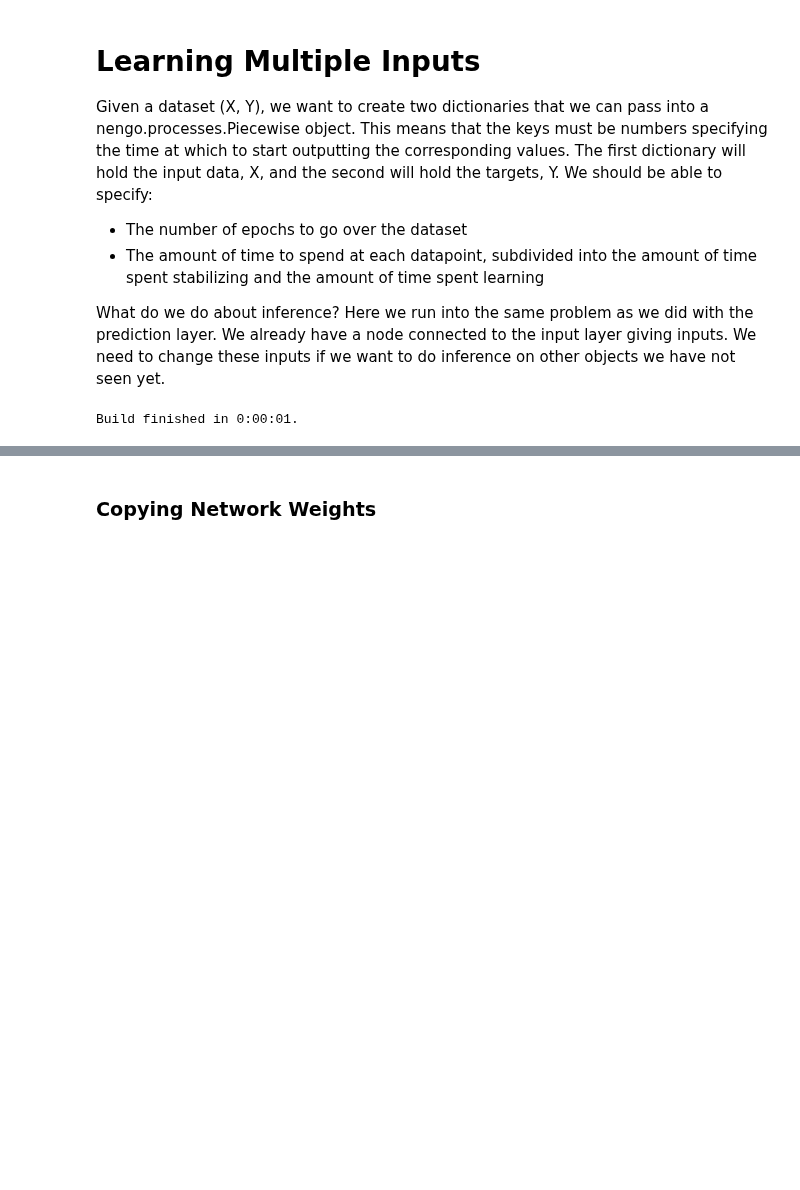
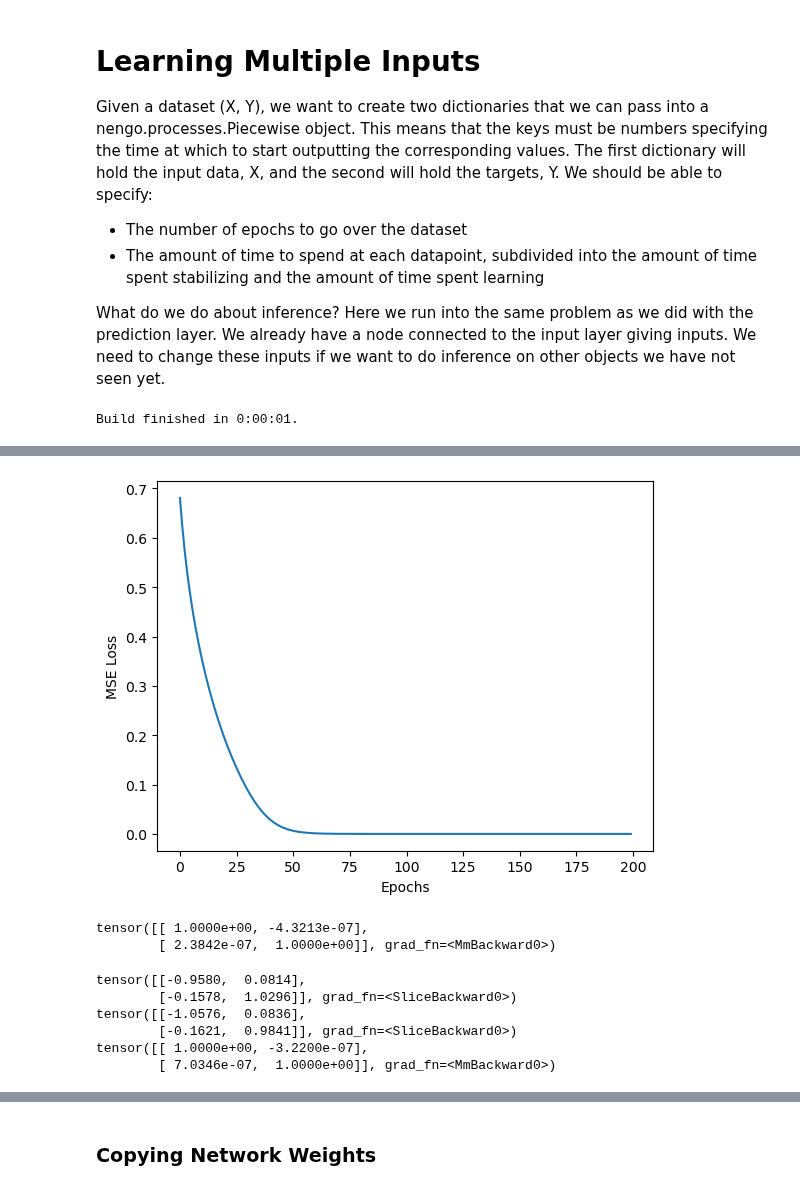
Before and after one commit to jorchard/pc_nengo, a Jupyter notebook: predictive_coding.ipynb, the cells around one changed output, grey strips where cells are left out. Drawn from its saved outputs; the diff is of its cells as text; code cells hidden in the pictures; blank space fills up the shorter version.

```diff
--- a/predictive_coding.ipynb
+++ b/predictive_coding.ipynb
@@ -594,0 +631,50 @@ Inference starts at t=50
+# %%
+class CustomDataset(torch.utils.data.Dataset):
+    def __init__(self, X, Y):
+        self.X = X
+        self.Y = Y
+
+    def __len__(self):
+        return self.X.shape[0]
+
+    def __getitem__(self, idx):
+        x = self.X[idx,:]
+        y = self.Y[idx,:]
+        return x, y
+# %%
+X = torch.tensor([[1, 0], [0, 1]], dtype=torch.float32)
+Y = torch.tensor([[1, 0], [0, 1]], dtype=torch.float32)
+ds = CustomDataset(X, Y)
+dl = torch.utils.data.DataLoader(ds, batch_size=2, shuffle=True)
+# %%
+net = TestNN()
+loss = nn.MSELoss(reduction="mean")
+optim = torch.optim.SGD(net.parameters(), lr=1e-1)
+# %%
+losses = net.train_model(dl, optim, loss, 200)
+# %%
+plt.figure()
+plt.plot(losses)
+plt.ylabel("MSE Loss")
+plt.xlabel("Epochs")
+plt.show()
+# %% [output]
+[figure, added]
+# %%
+net(X)
+# %% [output]
+tensor([[ 1.0000e+00, -4.3213e-07],
+        [ 2.3842e-07,  1.0000e+00]], grad_fn=<MmBackward0>)
+# %%
+W1 = list(net.layers[0].parameters())[0][:]
+W2 = list(net.layers[1].parameters())[0][:]
+print(W1)
+print(W2)
+print(W1@W2)
+# %% [output]
+tensor([[-0.9580,  0.0814],
+        [-0.1578,  1.0296]], grad_fn=<SliceBackward0>)
+tensor([[-1.0576,  0.0836],
+        [-0.1621,  0.9841]], grad_fn=<SliceBackward0>)
+tensor([[ 1.0000e+00, -3.2200e-07],
+        [ 7.0346e-07,  1.0000e+00]], grad_fn=<MmBackward0>)
```
Also changed, not shown: parts of 13 cells of this notebook.
